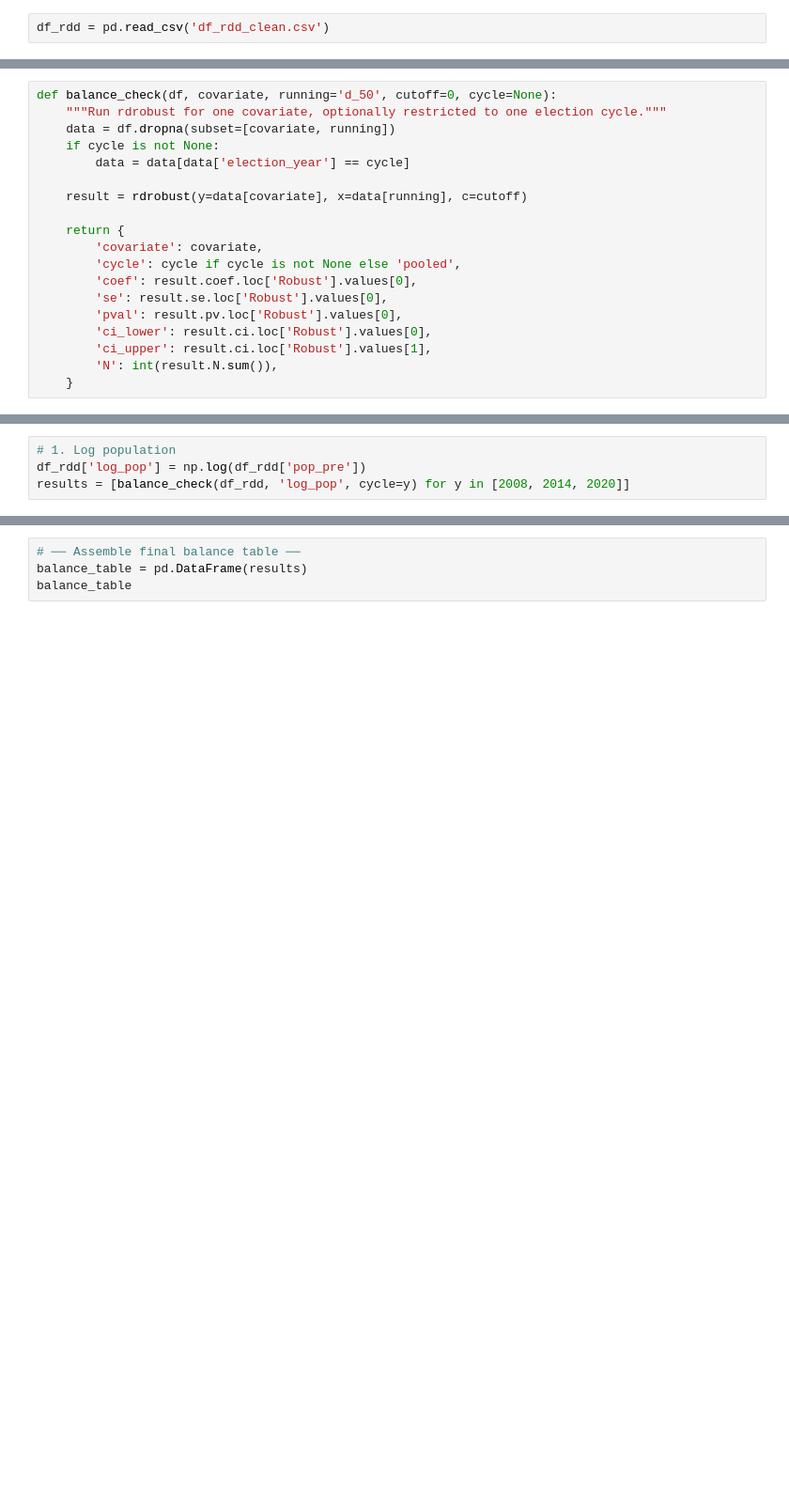
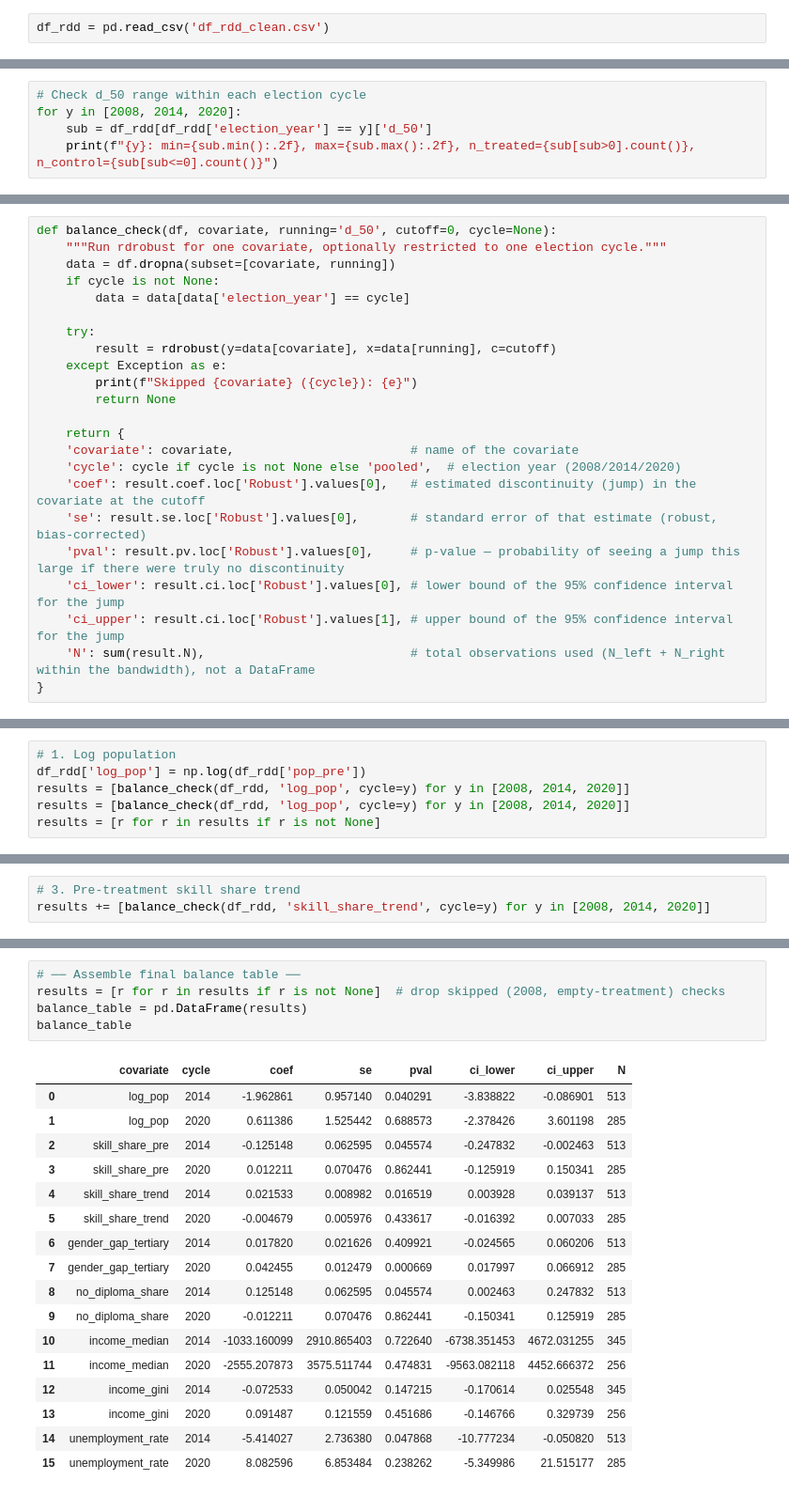
Before and after one commit to Tobias-Bue/far-right-rdd-thesis, a Jupyter notebook: Balance_McCrary_checks.ipynb, the cells around one changed output, grey strips where cells are left out. Shown at 94% size. Cells and saved outputs as stored; diff of their text form; blank space fills up the shorter version.

```diff
--- a/Balance_McCrary_checks.ipynb
+++ b/Balance_McCrary_checks.ipynb
@@ -14,0 +31,5 @@ df_rdd
+# %%
+# Check d_50 range within each election cycle
+for y in [2008, 2014, 2020]:
+    sub = df_rdd[df_rdd['election_year'] == y]['d_50']
+    print(f"{y}: min={sub.min():.2f}, max={sub.max():.2f}, n_treated={sub[sub>0].count()}, n_control={sub[sub<=0].count()}")
@@ -19,15 +48,19 @@ def balance_check(df, covariate, running='d_50', cutoff=0, cycle=None):
     if cycle is not None:
         data = data[data['election_year'] == cycle]
 
-    result = rdrobust(y=data[covariate], x=data[running], c=cutoff)
+    try:
+        result = rdrobust(y=data[covariate], x=data[running], c=cutoff)
+    except Exception as e:
+        print(f"Skipped {covariate} ({cycle}): {e}")
+        return None
 
     return {
-        'covariate': covariate,
-        'cycle': cycle if cycle is not None else 'pooled',
-        'coef': result.coef.loc['Robust'].values[0],
-        'se': result.se.loc['Robust'].values[0],
-        'pval': result.pv.loc['Robust'].values[0],
-        'ci_lower': result.ci.loc['Robust'].values[0],
-        'ci_upper': result.ci.loc['Robust'].values[1],
-        'N': int(result.N.sum()),
-    }
+    'covariate': covariate,                        # name of the covariate
+    'cycle': cycle if cycle is not None else 'pooled',  # election year (2008/2014/2020)
+    'coef': result.coef.loc['Robust'].values[0],   # estimated discontinuity (jump) in the covariate at the cutoff
+    'se': result.se.loc['Robust'].values[0],       # standard error of that estimate (robust, bias-corrected)
+    'pval': result.pv.loc['Robust'].values[0],     # p-value — probability of seeing a jump this large if there were truly no discontinuity
+    'ci_lower': result.ci.loc['Robust'].values[0], # lower bound of the 95% confidence interval for the jump
+    'ci_upper': result.ci.loc['Robust'].values[1], # upper bound of the 95% confidence interval for the jump
+    'N': sum(result.N),                            # total observations used (N_left + N_right within the bandwidth), not a DataFrame
+}
@@ -35,3 +87,5 @@ def balance_check(df, covariate, running='d_50', cutoff=0, cycle=None):
 # 1. Log population
 df_rdd['log_pop'] = np.log(df_rdd['pop_pre'])
 results = [balance_check(df_rdd, 'log_pop', cycle=y) for y in [2008, 2014, 2020]]
+results = [balance_check(df_rdd, 'log_pop', cycle=y) for y in [2008, 2014, 2020]]
+results = [r for r in results if r is not None]
@@ -40,0 +104,3 @@ results += [balance_check(df_rdd, 'skill_share_pre', cycle=y) for y in [2008, 20
+# %%
+# 3. Pre-treatment skill share trend
+results += [balance_check(df_rdd, 'skill_share_trend', cycle=y) for y in [2008, 2014, 2020]]
@@ -56,4 +146,23 @@ results += [balance_check(df_rdd, 'unemployment_rate', cycle=y) for y in [2008,
 # %%
 # ── Assemble final balance table ──
+results = [r for r in results if r is not None]  # drop skipped (2008, empty-treatment) checks
 balance_table = pd.DataFrame(results)
 balance_table
+# %% [output]
+|  | covariate | cycle | coef | se | pval | ci_lower | ci_upper | N |
+| 0 | log_pop | 2014 | -1.962861 | 0.957140 | 0.040291 | -3.838822 | -0.086901 | 513 |
+| 1 | log_pop | 2020 | 0.611386 | 1.525442 | 0.688573 | -2.378426 | 3.601198 | 285 |
+| 2 | skill_share_pre | 2014 | -0.125148 | 0.062595 | 0.045574 | -0.247832 | -0.002463 | 513 |
+| 3 | skill_share_pre | 2020 | 0.012211 | 0.070476 | 0.862441 | -0.125919 | 0.150341 | 285 |
+| 4 | skill_share_trend | 2014 | 0.021533 | 0.008982 | 0.016519 | 0.003928 | 0.039137 | 513 |
+| 5 | skill_share_trend | 2020 | -0.004679 | 0.005976 | 0.433617 | -0.016392 | 0.007033 | 285 |
+| 6 | gender_gap_tertiary | 2014 | 0.017820 | 0.021626 | 0.409921 | -0.024565 | 0.060206 | 513 |
+| 7 | gender_gap_tertiary | 2020 | 0.042455 | 0.012479 | 0.000669 | 0.017997 | 0.066912 | 285 |
+| 8 | no_diploma_share | 2014 | 0.125148 | 0.062595 | 0.045574 | 0.002463 | 0.247832 | 513 |
+| 9 | no_diploma_share | 2020 | -0.012211 | 0.070476 | 0.862441 | -0.150341 | 0.125919 | 285 |
+| 10 | income_median | 2014 | -1033.160099 | 2910.865403 | 0.722640 | -6738.351453 | 4672.031255 | 345 |
+| 11 | income_median | 2020 | -2555.207873 | 3575.511744 | 0.474831 | -9563.082118 | 4452.666372 | 256 |
+| 12 | income_gini | 2014 | -0.072533 | 0.050042 | 0.147215 | -0.170614 | 0.025548 | 345 |
+| 13 | income_gini | 2020 | 0.091487 | 0.121559 | 0.451686 | -0.146766 | 0.329739 | 256 |
+| 14 | unemployment_rate | 2014 | -5.414027 | 2.736380 | 0.047868 | -10.777234 | -0.050820 | 513 |
+| 15 | unemployment_rate | 2020 | 8.082596 | 6.853484 | 0.238262 | -5.349986 | 21.515177 | 285 |
```
Also changed, not shown: parts of 27 cells of this notebook, 2 other files.
